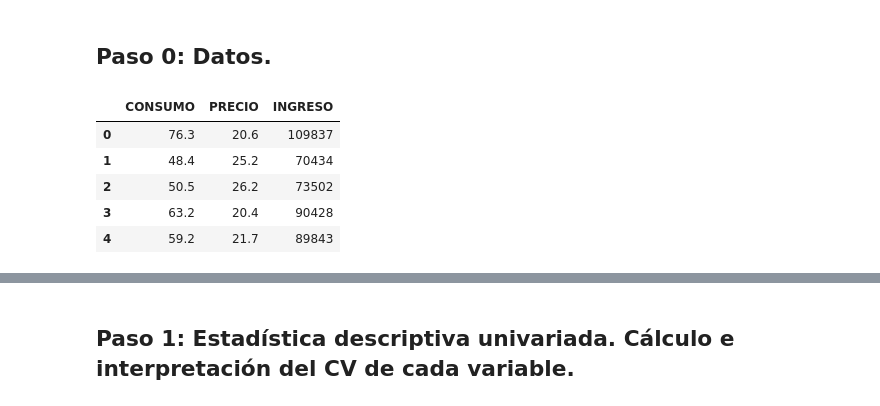
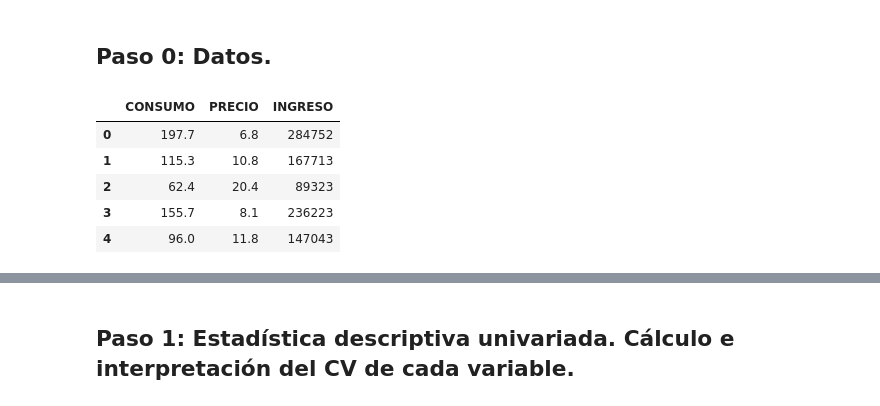
Before and after one commit to kikin3112/projets, a Jupyter notebook: regresion_lineal.ipynb, the cells around one changed output, grey strips where cells are left out. Saved outputs shown, nothing was run; the diff lists cells and outputs as text; code cells hidden in the pictures.

```diff
--- a/regresion_lineal.ipynb
+++ b/regresion_lineal.ipynb
@@ -11,13 +11,13 @@ lr = LinearRegression()
 # %% [markdown]
 ## Paso 0: Datos.
 # %%
-datos = "datos_regresion_full_send.csv"
+datos = "datos_regresion.csv"
 db = pd.read_csv(datos) #we're in
 db.head() #vista previa de los datos
 # %% [output]
 |  | CONSUMO | PRECIO | INGRESO |
-| 0 | 76.3 | 20.6 | 109837 |
-| 1 | 48.4 | 25.2 | 70434 |
-| 2 | 50.5 | 26.2 | 73502 |
-| 3 | 63.2 | 20.4 | 90428 |
-| 4 | 59.2 | 21.7 | 89843 |
+| 0 | 197.7 | 6.8 | 284752 |
+| 1 | 115.3 | 10.8 | 167713 |
+| 2 | 62.4 | 20.4 | 89323 |
+| 3 | 155.7 | 8.1 | 236223 |
+| 4 | 96.0 | 11.8 | 147043 |
```
Also changed, not shown: parts of 9 cells of this notebook.
